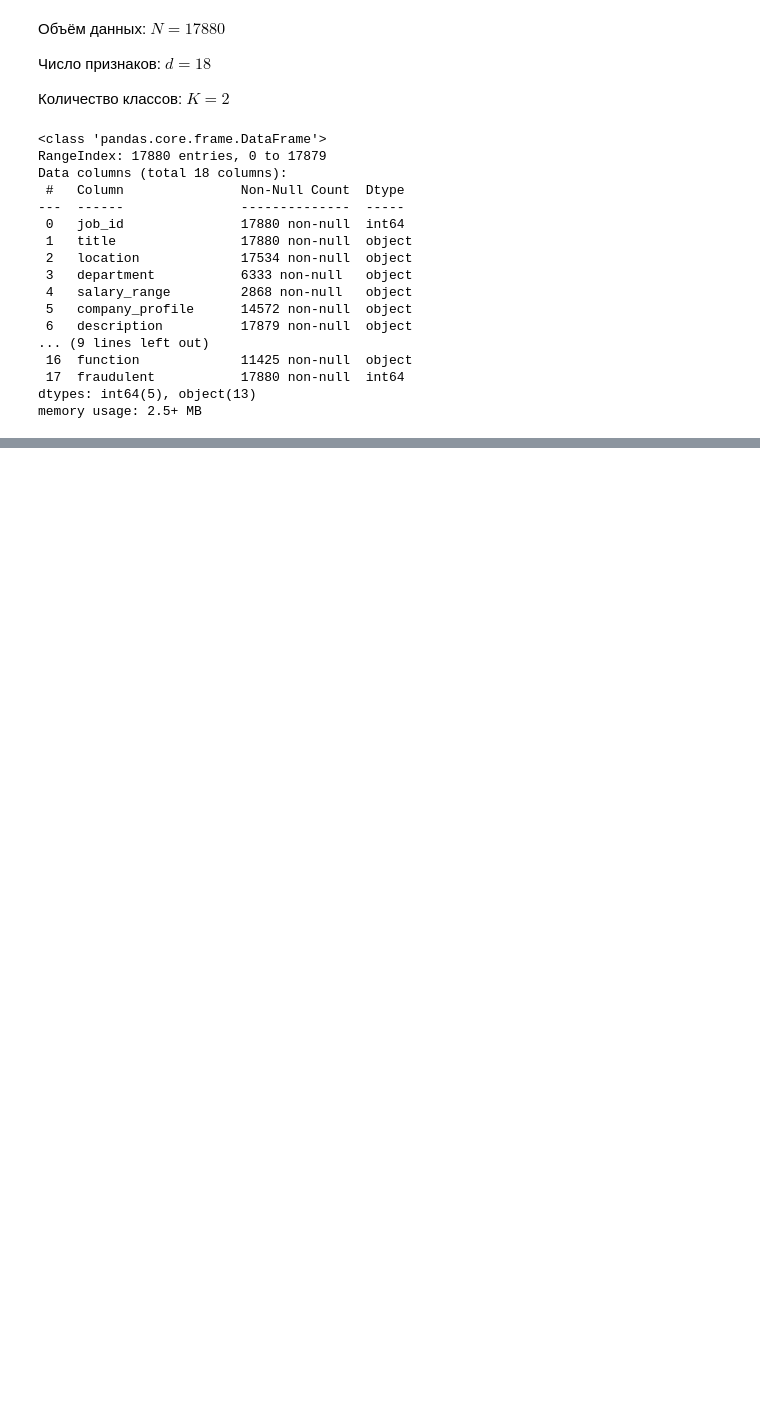
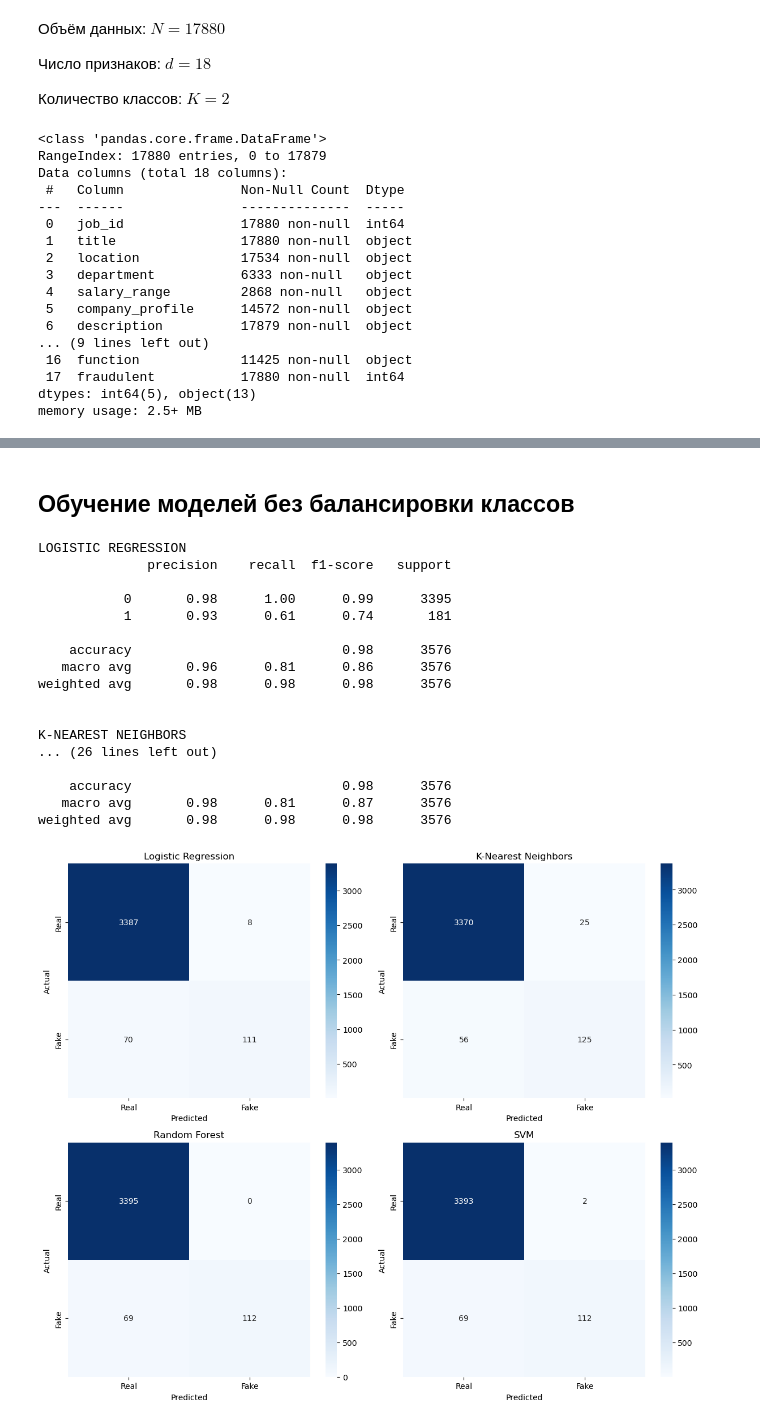
Before and after one commit to oleg-w570/real-or-fake-job-posting, a Jupyter notebook: real_or_fake_job_posting.ipynb, the cells around one changed output, grey strips where cells are left out. Saved outputs shown, nothing was run; the diff lists cells and outputs as text; code cells hidden in the pictures; blank space fills up the shorter version.

```diff
--- a/real_or_fake_job_posting.ipynb
+++ b/real_or_fake_job_posting.ipynb
@@ -88,0 +213,3 @@ array([nan, '20000-28000', '100000-120000', '120000-150000',
+# %%
+data[text_columns] = data[text_columns].fillna("")
+data["combined_text"] = data[text_columns].agg(" ".join, axis=1)
@@ -88,0 +240,19 @@ array([nan, '20000-28000', '100000-120000', '120000-150000',
+# %%
+from sklearn.preprocessing import OneHotEncoder
+
+encoder = OneHotEncoder(handle_unknown="ignore")
+X_train_category = encoder.fit_transform(X_train[category_columns])
+X_test_category = encoder.transform(X_test[category_columns])
+# %%
+from sklearn.feature_extraction.text import TfidfVectorizer
+
+vectorizer = TfidfVectorizer(max_features=5000, stop_words="english")
+X_train_text = vectorizer.fit_transform(X_train["combined_text"])
+X_test_text = vectorizer.transform(X_test["combined_text"])
+# %%
+from scipy.sparse import hstack
+
+X_train = hstack([X_train_category, X_train_text])
+X_test = hstack([X_test_category, X_test_text])
+# %% [markdown]
+## Обучение моделей без балансировки классов
@@ -88,0 +288,43 @@ array([nan, '20000-28000', '100000-120000', '120000-150000',
+# %%
+from sklearn.metrics import classification_report, confusion_matrix
+
+fig, axes = plt.subplots(2, 2, figsize=(12, 10))
+
+for ax, (name, model) in zip(axes.ravel(), models.items()):
+    print(name.upper())
+    print(classification_report(y_test, model["pred"]), "\n")
+
+    cm = confusion_matrix(y_test, model["pred"])
+    sns.heatmap(
+        cm,
+        annot=True,
+        fmt="d",
+        ax=ax,
+        xticklabels=["Real", "Fake"],
+        yticklabels=["Real", "Fake"],
+        cmap="Blues",
+    )
+    ax.set_title(name)
+    ax.set_xlabel("Predicted")
+    ax.set_ylabel("Actual")
+
+plt.tight_layout()
+# %% [output]
+LOGISTIC REGRESSION
+              precision    recall  f1-score   support
+
+           0       0.98      1.00      0.99      3395
+           1       0.93      0.61      0.74       181
+
+    accuracy                           0.98      3576
+   macro avg       0.96      0.81      0.86      3576
+weighted avg       0.98      0.98      0.98      3576
+
+
+K-NEAREST NEIGHBORS
+... (26 lines left out)
+
+    accuracy                           0.98      3576
+   macro avg       0.98      0.81      0.87      3576
+weighted avg       0.98      0.98      0.98      3576
+[figure, added]
```
Also changed, not shown: parts of 37 cells of this notebook.
